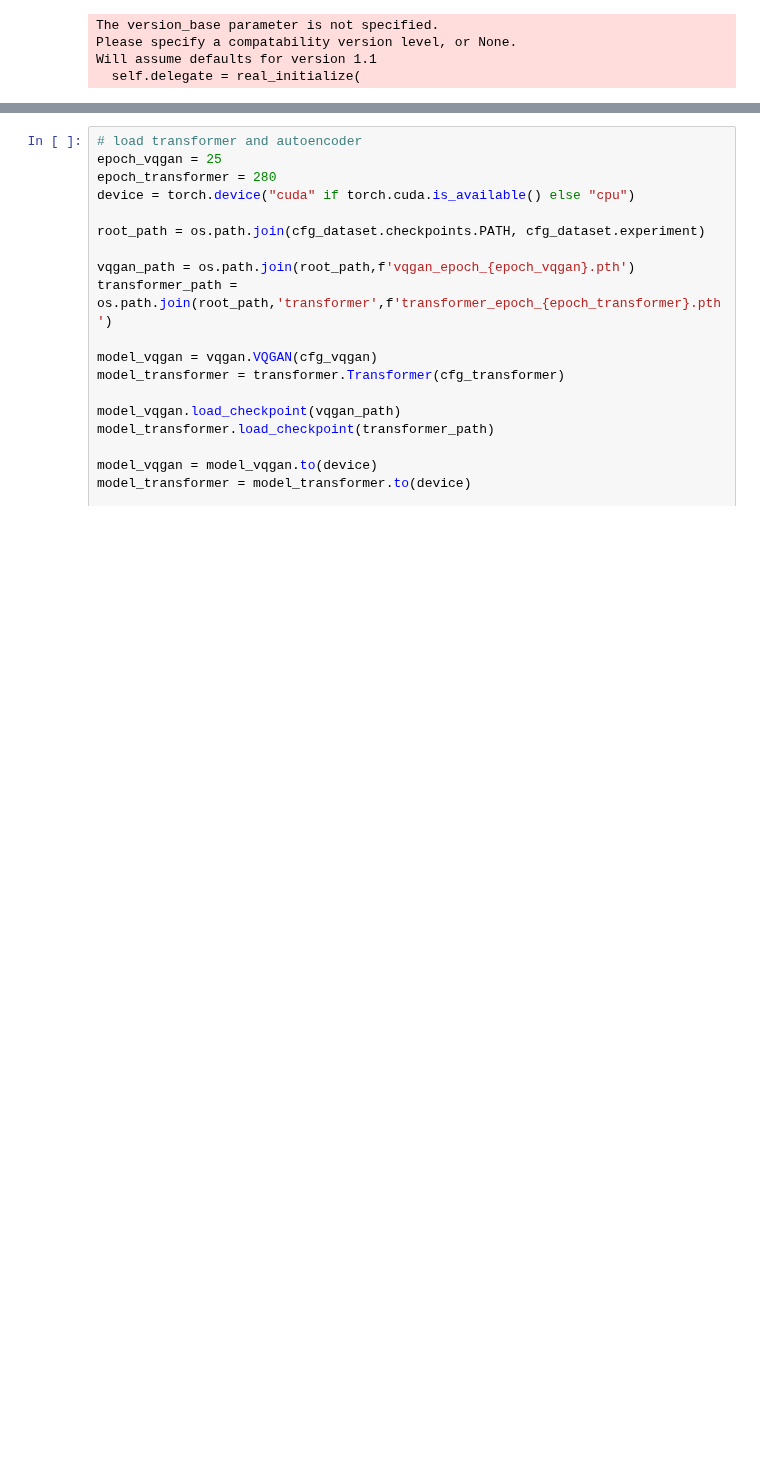
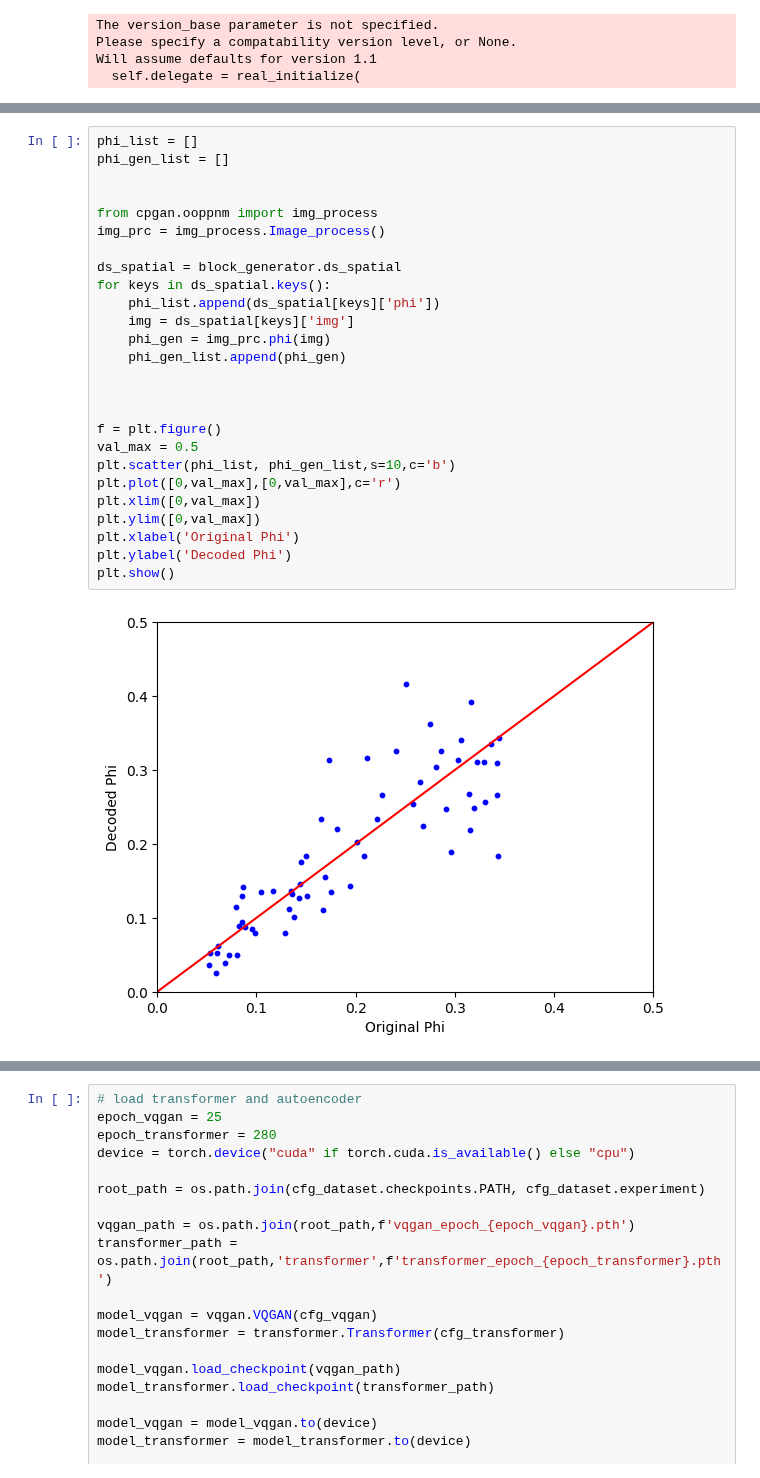
Before and after one commit to ZihanRen/poretransformer, a Jupyter notebook: lpu3dnet/eval/transformer_explore.ipynb, the cells around one changed output, grey strips where cells are left out. Drawn from its saved outputs; the diff is of its cells as text; blank space fills up the shorter version.

```diff
--- a/lpu3dnet/eval/transformer_explore.ipynb
+++ b/lpu3dnet/eval/transformer_explore.ipynb
@@ -22,0 +69,28 @@ Will assume defaults for version 1.1
+# %%
+phi_list = []
+phi_gen_list = []
+
+
+from cpgan.ooppnm import img_process
+img_prc = img_process.Image_process()
+
+ds_spatial = block_generator.ds_spatial
+for keys in ds_spatial.keys():
+    phi_list.append(ds_spatial[keys]['phi'])
+    img = ds_spatial[keys]['img']
+    phi_gen = img_prc.phi(img)
+    phi_gen_list.append(phi_gen)
+
+
+
+f = plt.figure()
+val_max = 0.5
+plt.scatter(phi_list, phi_gen_list,s=10,c='b')
+plt.plot([0,val_max],[0,val_max],c='r')
+plt.xlim([0,val_max])
+plt.ylim([0,val_max])
+plt.xlabel('Original Phi')
+plt.ylabel('Decoded Phi')
+plt.show()
+# %% [output]
+[figure, added]
```
Also changed, not shown: parts of 7 cells of this notebook, 1 other file.
